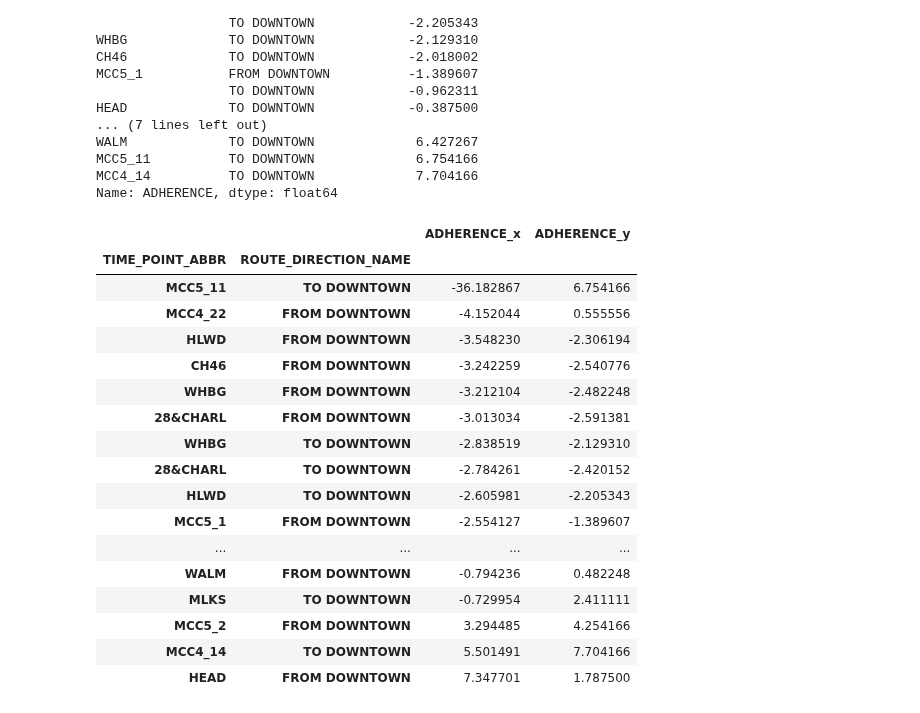
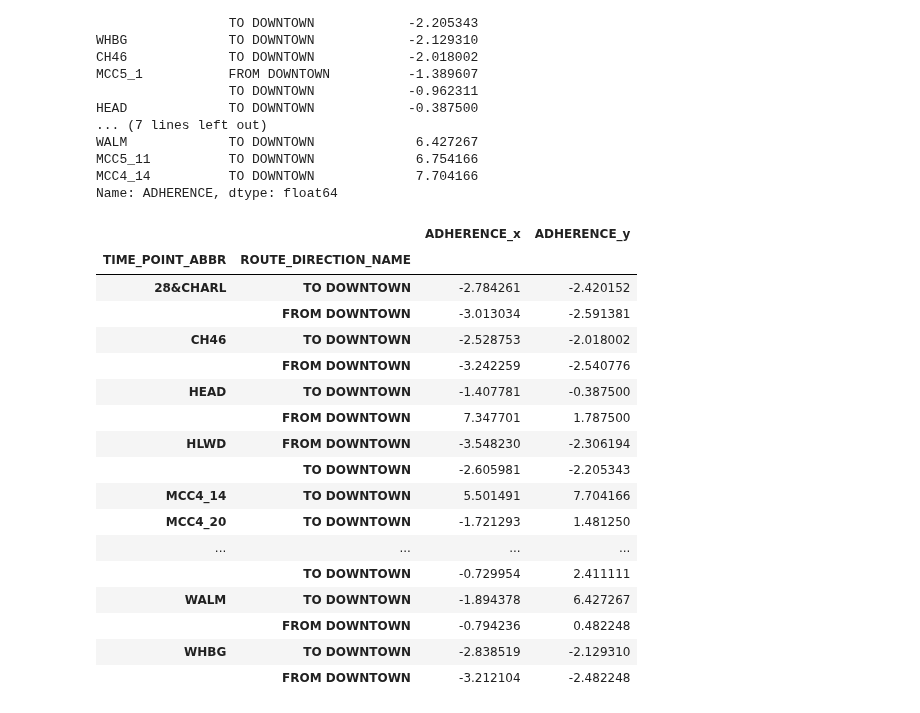
Before and after one commit to NSS-Data-Analytics-Cohort-14/wego-partnerproject-da14-v2-kshaffer93, a Jupyter notebook: notebooks/WeGo Data Introduction.ipynb, the cells around one changed output. Cells and saved outputs as stored; diff of their text form; code cells hidden in the pictures.

```diff
--- a/notebooks/WeGo Data Introduction.ipynb
+++ b/notebooks/WeGo Data Introduction.ipynb
@@ -1284,23 +1284,23 @@ Name: ADHERENCE, dtype: float64
 # %%
 merged_df = pd.merge(pre_TSP, mid_TSP, on=['TIME_POINT_ABBR', 'ROUTE_DIRECTION_NAME'], how='inner')
 # %%
-merged_df
+merged_df.sort_values('TIME_POINT_ABBR')
 # %% [output]
 |  |  | ADHERENCE_x | ADHERENCE_y |
 | TIME_POINT_ABBR | ROUTE_DIRECTION_NAME |  |  |
-| MCC5_11 | TO DOWNTOWN | -36.182867 | 6.754166 |
-| MCC4_22 | FROM DOWNTOWN | -4.152044 | 0.555556 |
+| 28&CHARL | TO DOWNTOWN | -2.784261 | -2.420152 |
+|  | FROM DOWNTOWN | -3.013034 | -2.591381 |
+| CH46 | TO DOWNTOWN | -2.528753 | -2.018002 |
+|  | FROM DOWNTOWN | -3.242259 | -2.540776 |
+| HEAD | TO DOWNTOWN | -1.407781 | -0.387500 |
+|  | FROM DOWNTOWN | 7.347701 | 1.787500 |
 | HLWD | FROM DOWNTOWN | -3.548230 | -2.306194 |
-| CH46 | FROM DOWNTOWN | -3.242259 | -2.540776 |
-| WHBG | FROM DOWNTOWN | -3.212104 | -2.482248 |
-| 28&CHARL | FROM DOWNTOWN | -3.013034 | -2.591381 |
+|  | TO DOWNTOWN | -2.605981 | -2.205343 |
+| MCC4_14 | TO DOWNTOWN | 5.501491 | 7.704166 |
+| MCC4_20 | TO DOWNTOWN | -1.721293 | 1.481250 |
+| ... | ... | ... | ... |
+|  | TO DOWNTOWN | -0.729954 | 2.411111 |
+| WALM | TO DOWNTOWN | -1.894378 | 6.427267 |
+|  | FROM DOWNTOWN | -0.794236 | 0.482248 |
 | WHBG | TO DOWNTOWN | -2.838519 | -2.129310 |
-| 28&CHARL | TO DOWNTOWN | -2.784261 | -2.420152 |
-| HLWD | TO DOWNTOWN | -2.605981 | -2.205343 |
-| MCC5_1 | FROM DOWNTOWN | -2.554127 | -1.389607 |
-| ... | ... | ... | ... |
-| WALM | FROM DOWNTOWN | -0.794236 | 0.482248 |
-| MLKS | TO DOWNTOWN | -0.729954 | 2.411111 |
-| MCC5_2 | FROM DOWNTOWN | 3.294485 | 4.254166 |
-| MCC4_14 | TO DOWNTOWN | 5.501491 | 7.704166 |
-| HEAD | FROM DOWNTOWN | 7.347701 | 1.787500 |
+|  | FROM DOWNTOWN | -3.212104 | -2.482248 |
```
Also changed, not shown: parts of 2 cells of this notebook.
